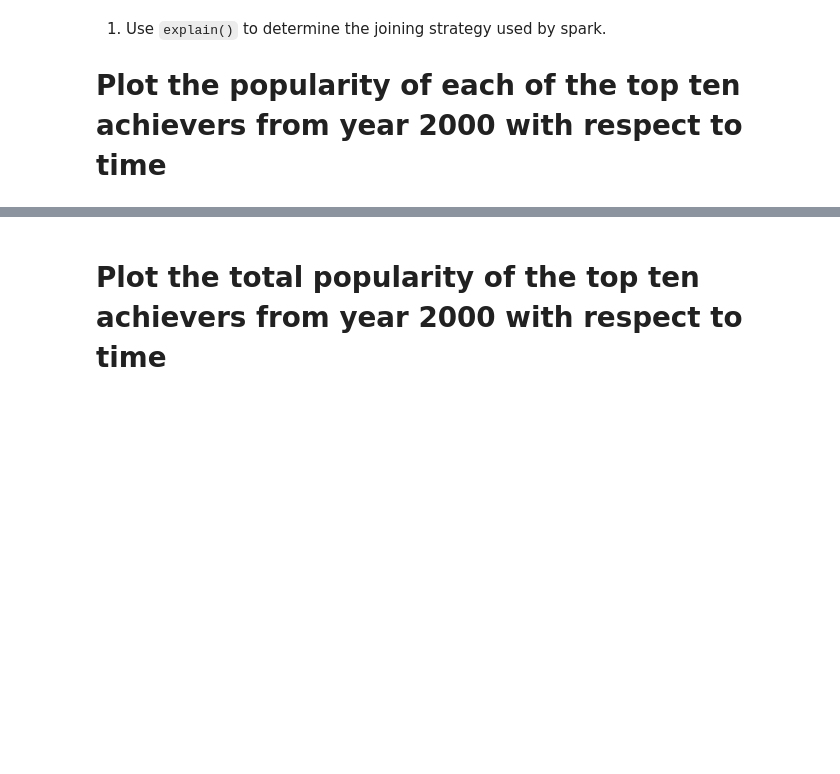
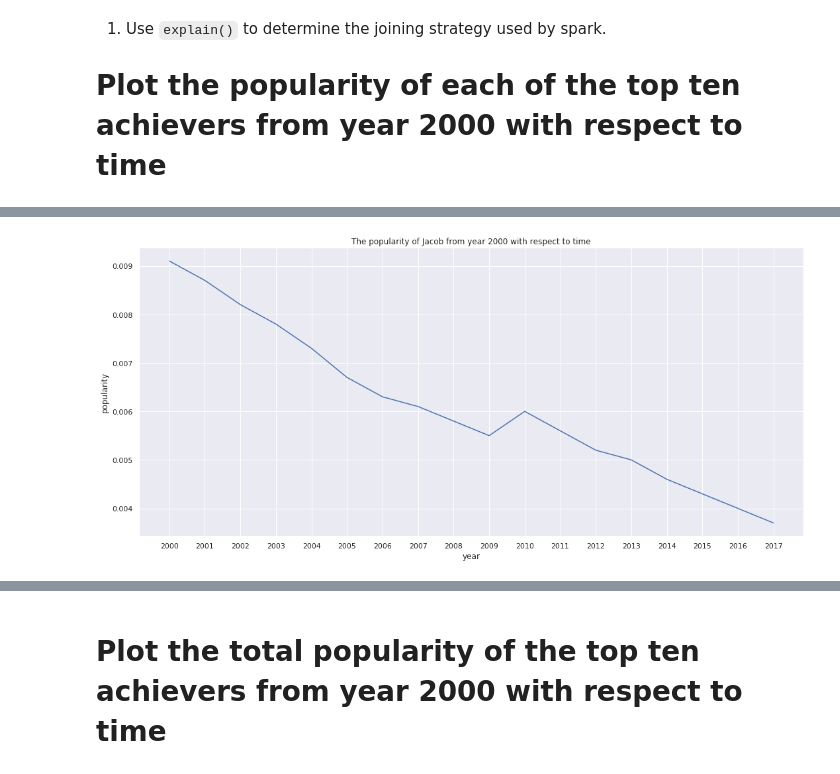
Before and after one commit to Na1an/2020_BigData_BAI_HAO, a Jupyter notebook: Homeworks/homework02.ipynb, the cells around one changed output, grey strips where cells are left out. Drawn from its saved outputs; the diff is of its cells as text; code cells hidden in the pictures; blank space fills up the shorter version.

```diff
--- a/Homeworks/homework02.ipynb
+++ b/Homeworks/homework02.ipynb
@@ -863,0 +871,4 @@ only showing top 20 rows
+# %%
+# For Jacob
+df_jacob = df_res_3[(df_res_3['name'] == "Jacob") & (df_res_3['sex'] == "M") ].where(df_res_3['year'] > 1999)
+df_jacob.show()
@@ -863,0 +893,14 @@ only showing top 20 rows
+# %%
+sns.set()
+plt.figure(figsize=(18,8))
+g = sns.lineplot(x = "year",
+                 y = "name_ratio",
+                 data = df_jacob.toPandas())
+
+g.set_title("The popularity of Jacob from year 2000 with respect to time")
+plt.ylabel("popularity")
+my_x_ticks = np.arange(2000, 2018, 1)
+plt.xticks(my_x_ticks)
+plt.show(g)
+# %% [output]
+[figure, added]
```
Also changed, not shown: parts of 32 cells of this notebook.
